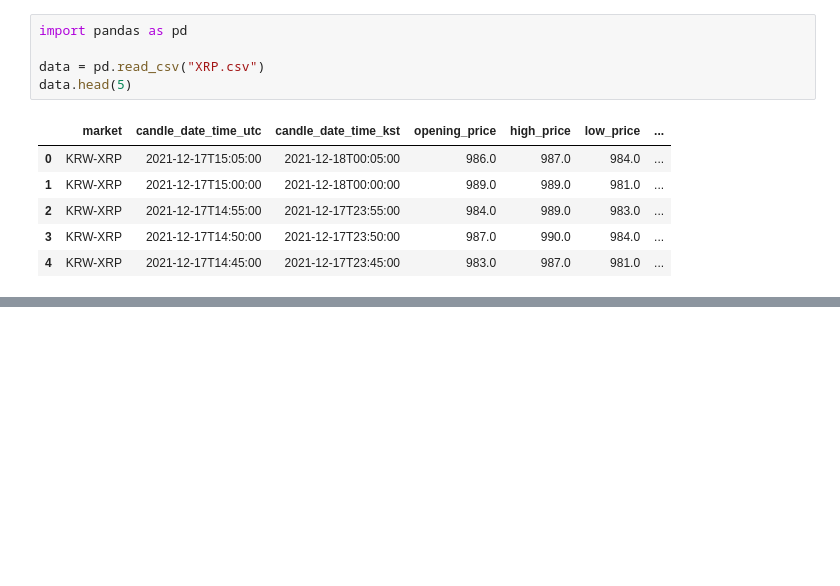
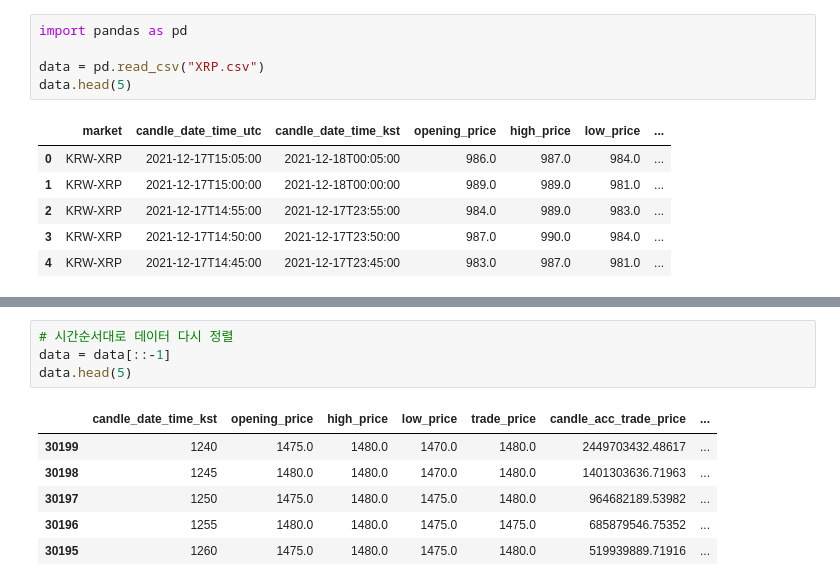
Before and after one commit to FeelOneE/price_prediction, a Jupyter notebook: coin_project.ipynb, the cells around one changed output, grey strips where cells are left out. Cells and saved outputs as stored; diff of their text form; blank space fills up the shorter version.

```diff
--- a/coin_project.ipynb
+++ b/coin_project.ipynb
@@ -49,0 +74,11 @@ data.head(5)
+# %%
+# 시간순서대로 데이터 다시 정렬
+data = data[::-1]
+data.head(5)
+# %% [output]
+|  | candle_date_time_kst | opening_price | high_price | low_price | trade_price | candle_acc_trade_price | ... |
+| 30199 | 1240 | 1475.0 | 1480.0 | 1470.0 | 1480.0 | 2449703432.48617 | ... |
+| 30198 | 1245 | 1480.0 | 1480.0 | 1470.0 | 1480.0 | 1401303636.71963 | ... |
+| 30197 | 1250 | 1475.0 | 1480.0 | 1475.0 | 1480.0 | 964682189.53982 | ... |
+| 30196 | 1255 | 1480.0 | 1480.0 | 1475.0 | 1475.0 | 685879546.75352 | ... |
+| 30195 | 1260 | 1475.0 | 1480.0 | 1475.0 | 1480.0 | 519939889.71916 | ... |
```
Also changed, not shown: parts of 9 cells of this notebook.
